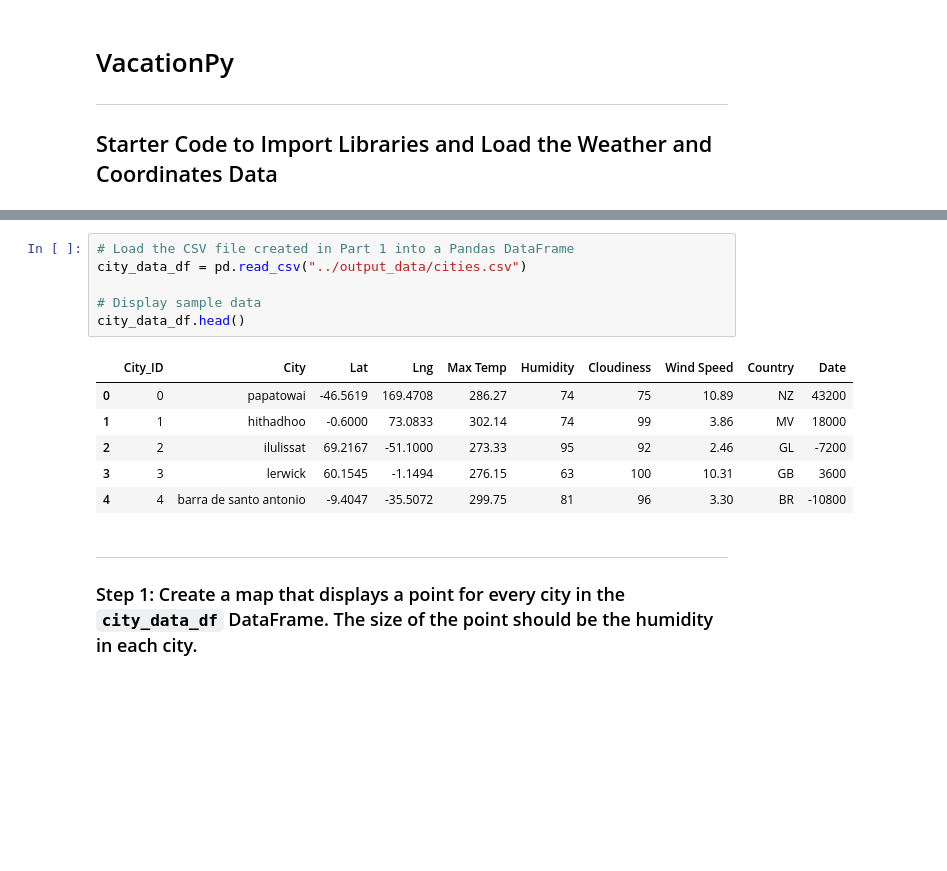
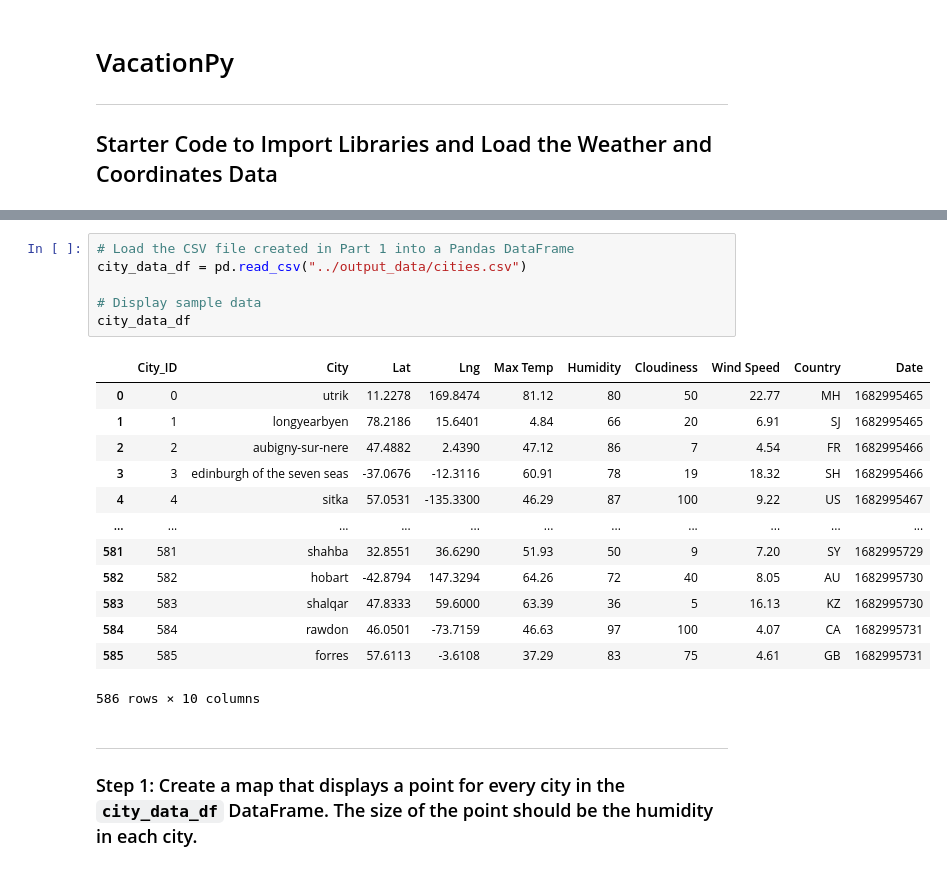
Before and after one commit to honorinekay/python-api-challenge, a Jupyter notebook: WeatherPy/VacationPy.ipynb, the cells around one changed output, grey strips where cells are left out. Drawn from its saved outputs; the diff is of its cells as text; blank space fills up the shorter version.

```diff
--- a/WeatherPy/VacationPy.ipynb
+++ b/WeatherPy/VacationPy.ipynb
@@ -17,16 +22,23 @@ from api_keys import geoapify_key
 # %%
 # Load the CSV file created in Part 1 into a Pandas DataFrame
 city_data_df = pd.read_csv("../output_data/cities.csv")
 
 # Display sample data
-city_data_df.head()
+city_data_df
 # %% [output]
 |  | City_ID | City | Lat | Lng | Max Temp | Humidity | Cloudiness | Wind Speed | Country | Date |
-| 0 | 0 | papatowai | -46.5619 | 169.4708 | 286.27 | 74 | 75 | 10.89 | NZ | 43200 |
-| 1 | 1 | hithadhoo | -0.6000 | 73.0833 | 302.14 | 74 | 99 | 3.86 | MV | 18000 |
-| 2 | 2 | ilulissat | 69.2167 | -51.1000 | 273.33 | 95 | 92 | 2.46 | GL | -7200 |
-| 3 | 3 | lerwick | 60.1545 | -1.1494 | 276.15 | 63 | 100 | 10.31 | GB | 3600 |
-| 4 | 4 | barra de santo antonio | -9.4047 | -35.5072 | 299.75 | 81 | 96 | 3.30 | BR | -10800 |
+| 0 | 0 | utrik | 11.2278 | 169.8474 | 81.12 | 80 | 50 | 22.77 | MH | 1682995465 |
+| 1 | 1 | longyearbyen | 78.2186 | 15.6401 | 4.84 | 66 | 20 | 6.91 | SJ | 1682995465 |
+| 2 | 2 | aubigny-sur-nere | 47.4882 | 2.4390 | 47.12 | 86 | 7 | 4.54 | FR | 1682995466 |
+| 3 | 3 | edinburgh of the seven seas | -37.0676 | -12.3116 | 60.91 | 78 | 19 | 18.32 | SH | 1682995466 |
+| 4 | 4 | sitka | 57.0531 | -135.3300 | 46.29 | 87 | 100 | 9.22 | US | 1682995467 |
+| ... | ... | ... | ... | ... | ... | ... | ... | ... | ... | ... |
+| 581 | 581 | shahba | 32.8551 | 36.6290 | 51.93 | 50 | 9 | 7.20 | SY | 1682995729 |
+| 582 | 582 | hobart | -42.8794 | 147.3294 | 64.26 | 72 | 40 | 8.05 | AU | 1682995730 |
+| 583 | 583 | shalqar | 47.8333 | 59.6000 | 63.39 | 36 | 5 | 16.13 | KZ | 1682995730 |
+| 584 | 584 | rawdon | 46.0501 | -73.7159 | 46.63 | 97 | 100 | 4.07 | CA | 1682995731 |
+| 585 | 585 | forres | 57.6113 | -3.6108 | 37.29 | 83 | 75 | 4.61 | GB | 1682995731 |
+586 rows × 10 columns
 # %% [markdown]
 ---
 
```
Also changed, not shown: parts of 9 cells of this notebook, 13 other files.
